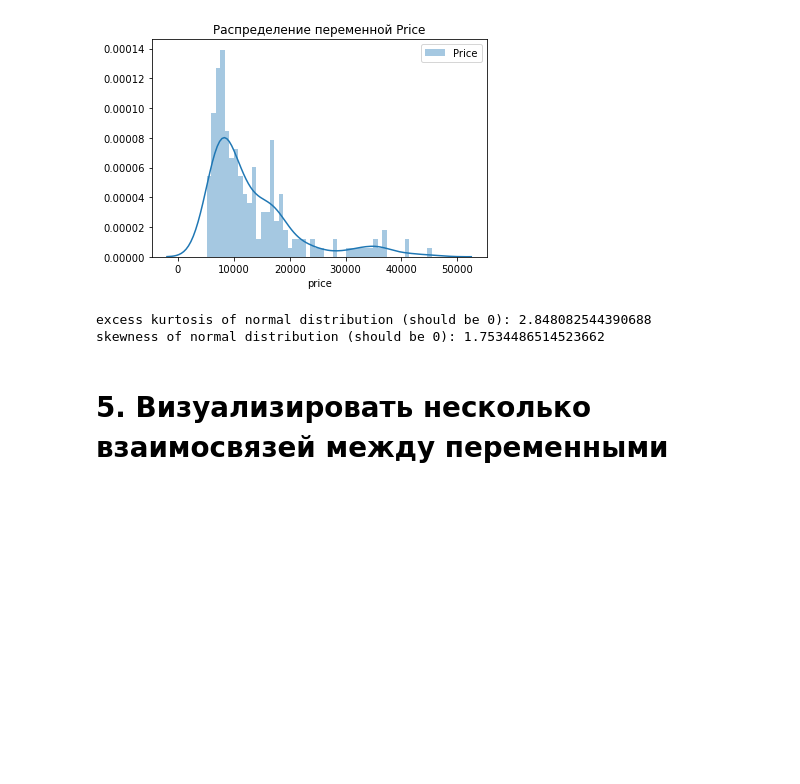
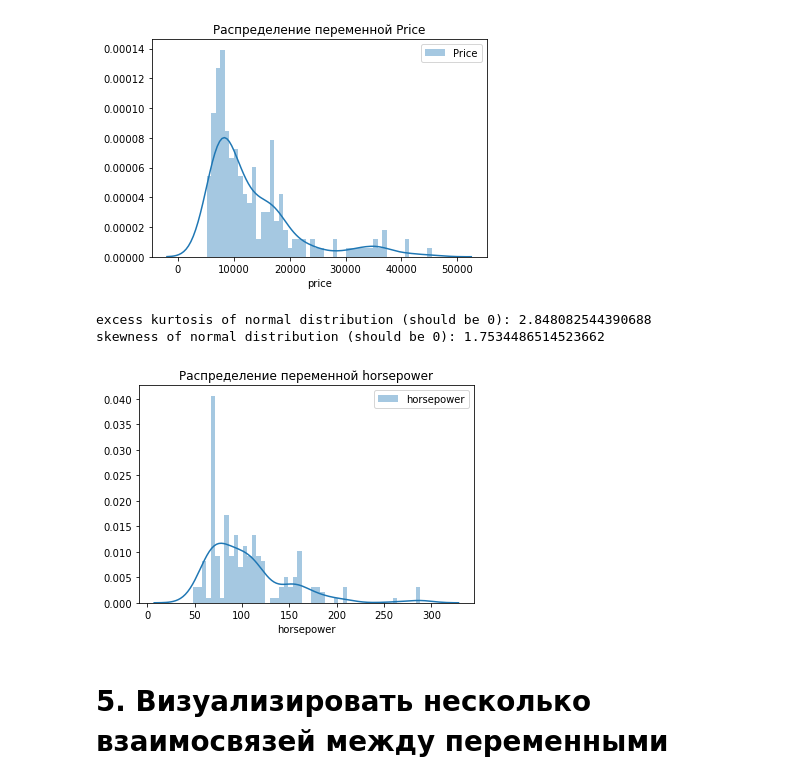
Before and after one commit to HeliosBI/PYDALW2, a Jupyter notebook: PYDALW2.ipynb, the cells around one changed output. Drawn from its saved outputs; the diff is of its cells as text; code cells hidden in the pictures; blank space fills up the shorter version.

```diff
--- a/PYDALW2.ipynb
+++ b/PYDALW2.ipynb
@@ -45,6 +47,7 @@ plt.show()
 # 4. Визуализировать распределение переменной ‘Price’, рассчитать показатели skewness и kurtosis
 # %%
 price = data['price']
+horsepower = data['horsepower']
 # %%
 sns.distplot(price, 50)
 plt.title('Распределение переменной Price')
@@ -58,5 +61,12 @@ print( 'skewness of normal distribution (should be 0): {}'.format( skew(price) )
 # %% [output]
 excess kurtosis of normal distribution (should be 0): 2.848082544390688
 skewness of normal distribution (should be 0): 1.7534486514523662
+# %%
+sns.distplot(horsepower, 50)
+plt.title('Распределение переменной horsepower')
+plt.legend(['horsepower'])
+plt.show()
+# %% [output]
+[figure, added]
 # %% [markdown]
 # 5. Визуализировать несколько взаимосвязей между переменными
```
Also changed, not shown: parts of 18 cells of this notebook.
